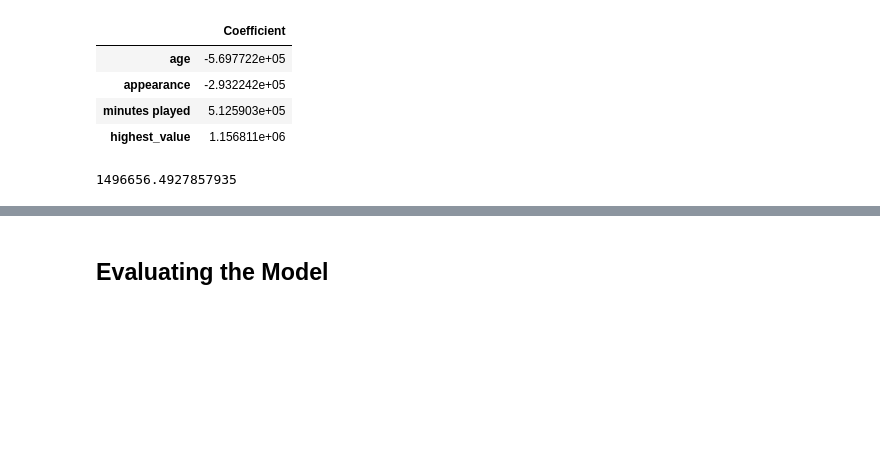
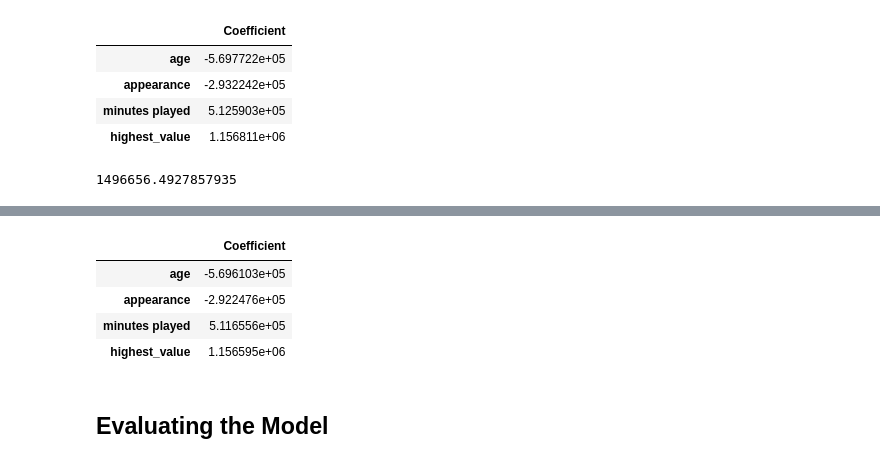
Before and after one commit to 21msb/Usecase-7, a Jupyter notebook: 01 ML - Linear_Regression_MusabAlsobhi.ipynb, the cells around one changed output, grey strips where cells are left out. Drawn from its saved outputs; the diff is of its cells as text; code cells hidden in the pictures; blank space fills up the shorter version.

```diff
--- a/01 ML - Linear_Regression_MusabAlsobhi.ipynb
+++ b/01 ML - Linear_Regression_MusabAlsobhi.ipynb
@@ -300,0 +252,2 @@ LinearRegression()
+# %%
+lasso_model.fit(X_train_scaled, y_train)
@@ -300,0 +256,2 @@ LinearRegression()
+# %%
+grid_search_ridge.fit(X_train_scaled, y_train)
@@ -305,0 +279,6 @@ y_pred = model.predict(X_test_scaled)
+# %%
+# Best hyperparameter
+print("Best parameters found: ", grid_search_ridge.best_params_)
+
+# Best model
+best_ridge = grid_search_ridge.best_estimator_
@@ -331,3 +346,12 @@ NameError: name 'lasso_model' is not defined
+# %%
+coeff_df = pd.DataFrame(best_ridge.coef_,X.columns,columns=['Coefficient'])
+coeff_df
+# %% [output]
+|  | Coefficient |
+| age | -5.696103e+05 |
+| appearance | -2.922476e+05 |
+| minutes played | 5.116556e+05 |
+| highest_value | 1.156595e+06 |
 # %% [markdown]
 ## Evaluating the Model
 # %% [markdown]
```
Also changed, not shown: parts of 38 cells of this notebook, 2 other files.
